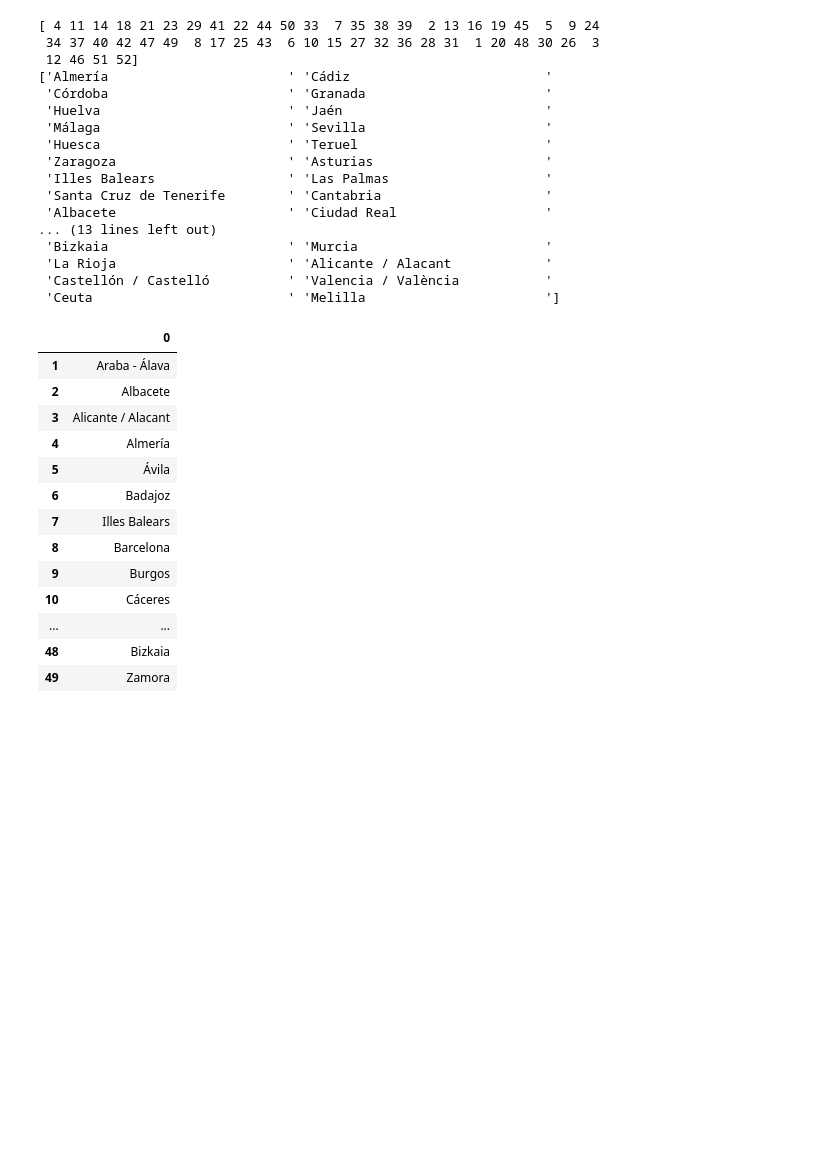
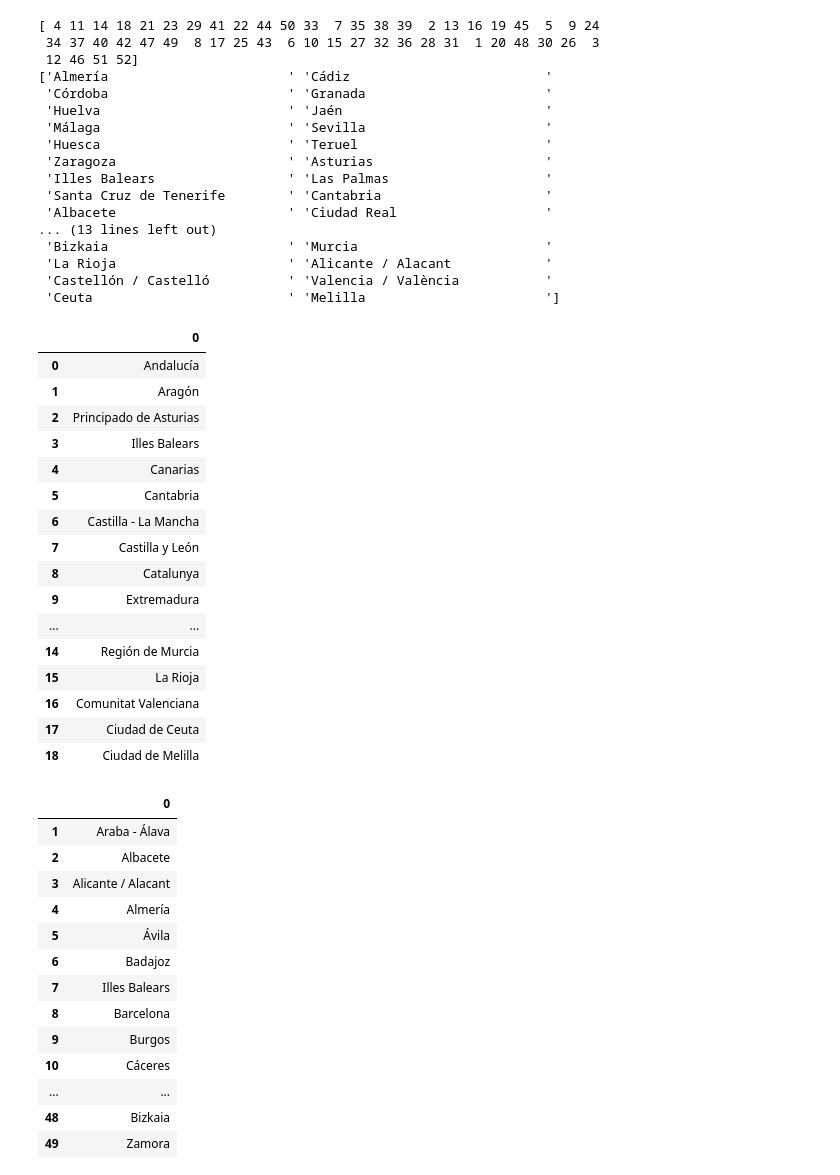
Before and after one commit to UnaiFam/PROYECTO-EUROPA, a Jupyter notebook: pruebas de csv a nacional.ipynb, the cells around one changed output. Cells and saved outputs as stored; diff of their text form; code cells hidden in the pictures; blank space fills up the shorter version.

```diff
--- a/pruebas de csv a nacional.ipynb
+++ b/pruebas de csv a nacional.ipynb
@@ -244,4 +244,27 @@ Tabla_referencia=pd.DataFrame(df2014["Nombre de Provincia"].unique(), index=df20
  'La Rioja                      ' 'Alicante / Alacant            '
  'Castellón / Castelló          ' 'Valencia / València           '
  'Ceuta                         ' 'Melilla                       ']
+# %%
+comunidad=df2014["Nombre de Comunidad"].unique()
+
+Tabla_referencia_comunidad=pd.DataFrame(comunidad)
+Tabla_referencia_comunidad
+# %% [output]
+|  | 0 |
+| 0 | Andalucía |
+| 1 | Aragón |
+| 2 | Principado de Asturias |
+| 3 | Illes Balears |
+| 4 | Canarias |
+| 5 | Cantabria |
+| 6 | Castilla - La Mancha |
+| 7 | Castilla y León |
+| 8 | Catalunya |
+| 9 | Extremadura |
+| ... | ... |
+| 14 | Región de Murcia |
+| 15 | La Rioja |
+| 16 | Comunitat Valenciana |
+| 17 | Ciudad de Ceuta |
+| 18 | Ciudad de Melilla |
 # %%
```
Also changed, not shown: parts of 3 cells of this notebook.
